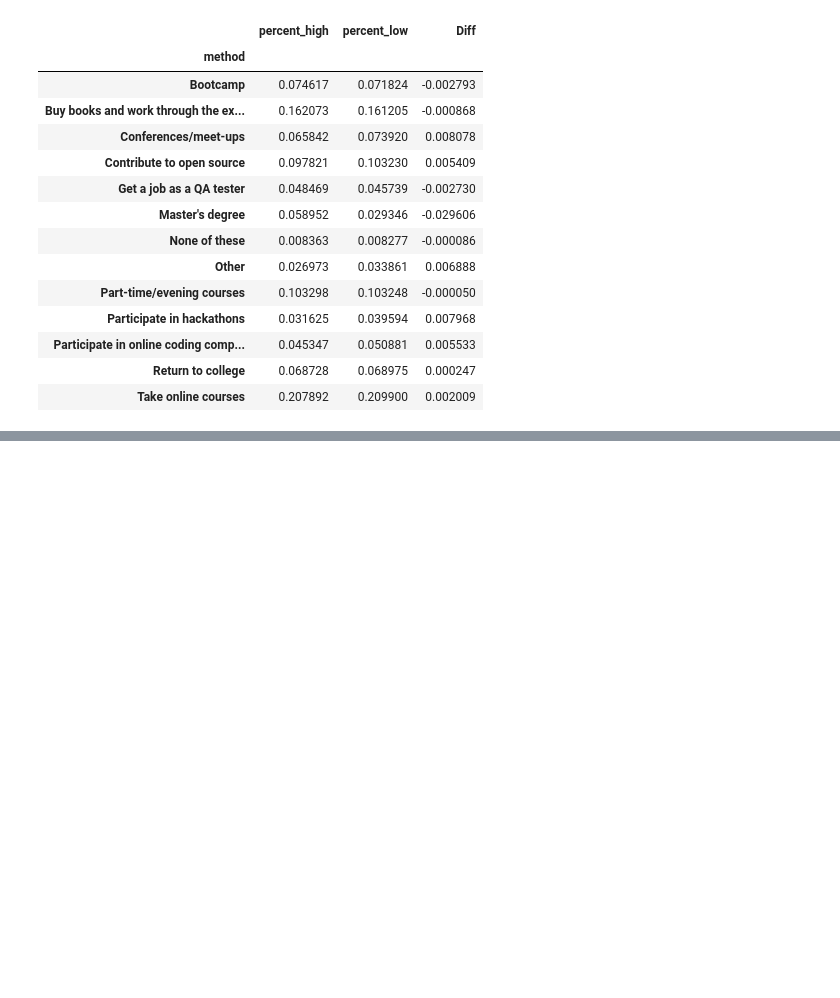
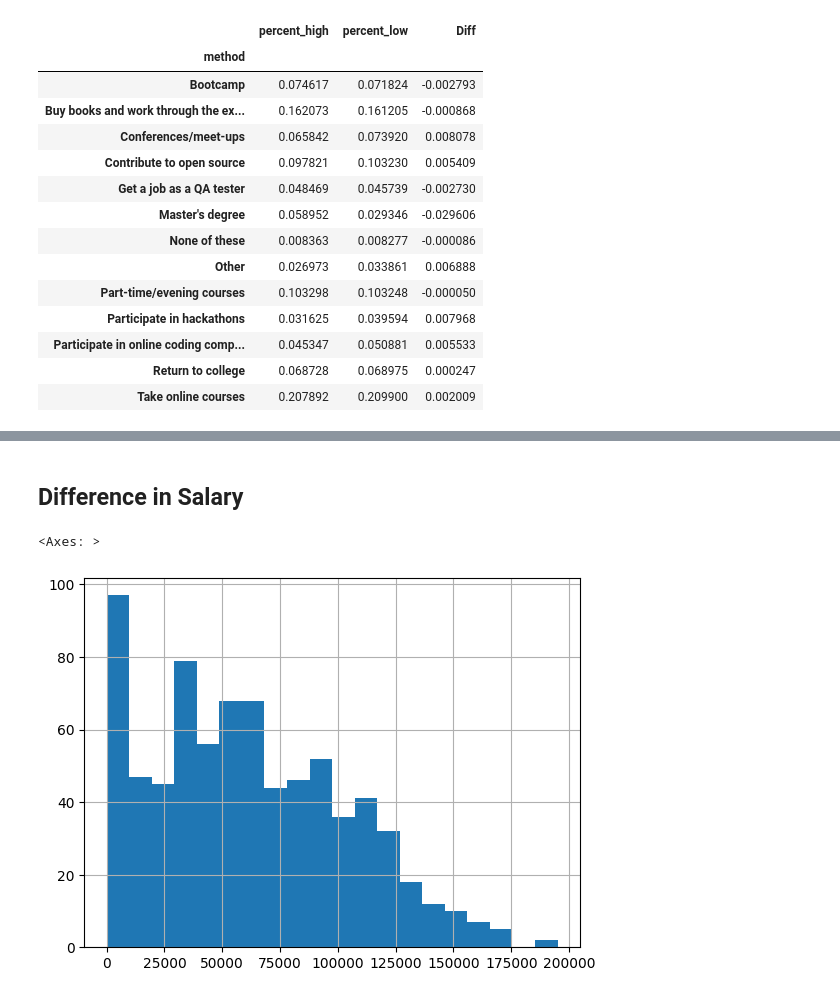
Before and after one commit to zhukuixi/Udacity_DataScientistNanoDegree, a Jupyter notebook: Chapter1.ipynb, the cells around one changed output, grey strips where cells are left out. Saved outputs shown, nothing was run; the diff lists cells and outputs as text; code cells hidden in the pictures; blank space fills up the shorter version.

```diff
--- a/Chapter1.ipynb
+++ b/Chapter1.ipynb
@@ -106,0 +125,3 @@ combine_per.style.bar(subset=['Diff'], align='mid', color=['#d65f5f', '#5fba7d']
+# %%
+df_bootcamp = df[~df.TimeAfterBootcamp.isna()]
+df_nobootcamp = df[df.TimeAfterBootcamp.isna()]
@@ -106,0 +196,7 @@ combine_per.style.bar(subset=['Diff'], align='mid', color=['#d65f5f', '#5fba7d']
+# %% [markdown]
+## Difference in Salary
+# %%
+df_bootcamp['Salary'].hist(bins=20)
+# %% [output]
+<Axes: >
+[figure, added]
```
Also changed, not shown: parts of 19 cells of this notebook.
